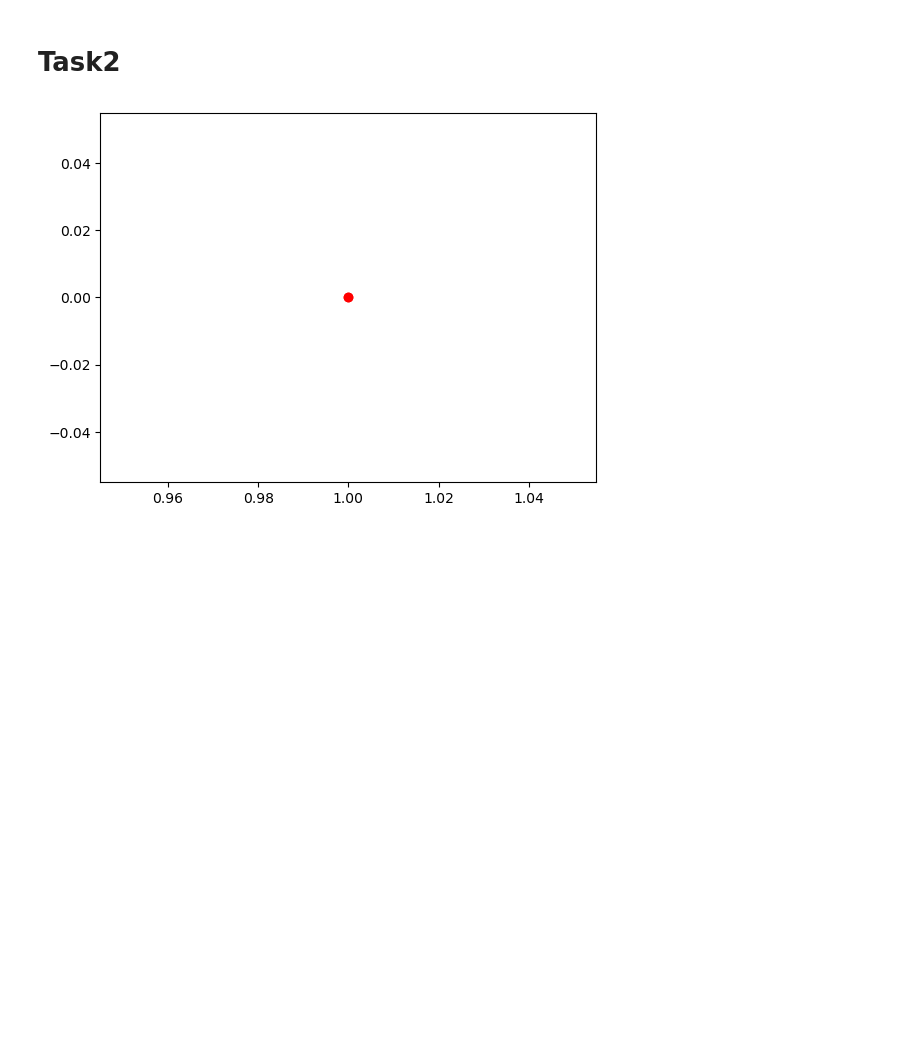
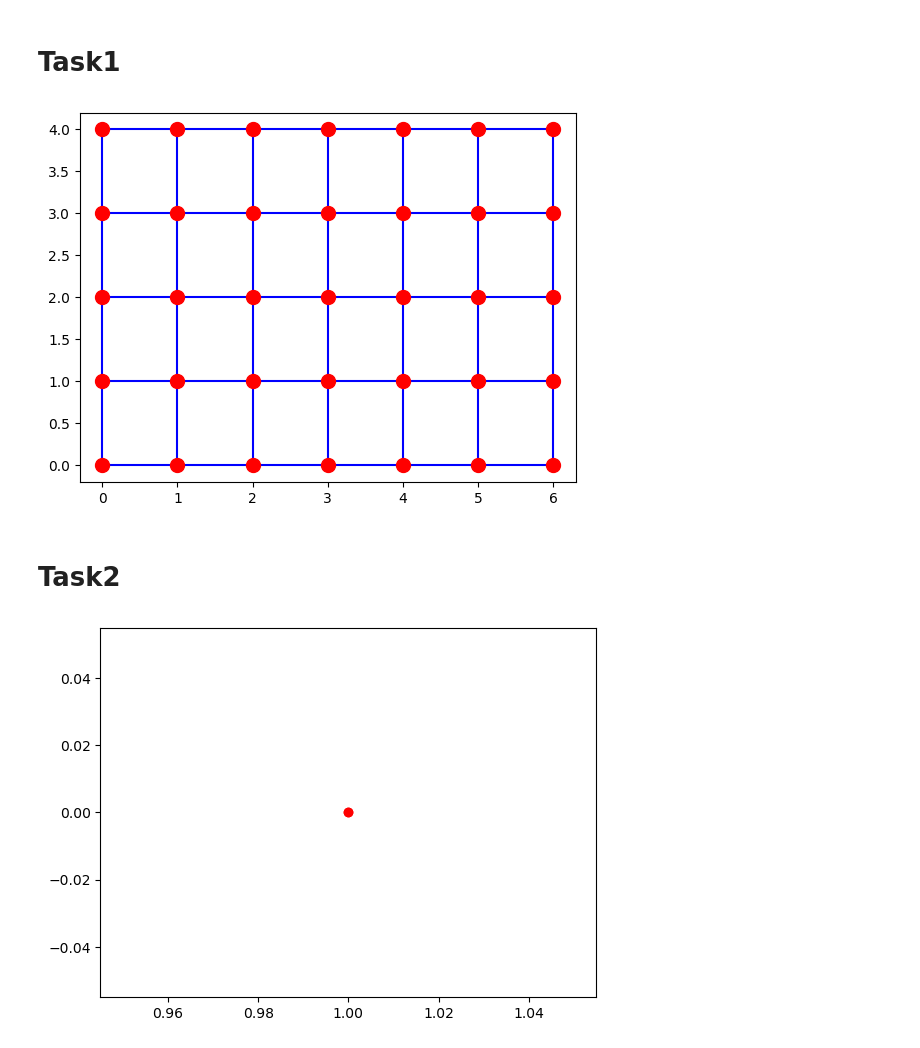
Before and after one commit to kubek22/SNARS, a Jupyter notebook: project1.ipynb, the cells around one changed output. Drawn from its saved outputs; the diff is of its cells as text; code cells hidden in the pictures; blank space fills up the shorter version.

```diff
--- a/project1.ipynb
+++ b/project1.ipynb
@@ -1,6 +1,31 @@
 # %%
 import matplotlib.pyplot as plt
 import numpy as np
+# %% [markdown]
+# Task1
+# %%
+def draw_square_lattice(width, height):
+    xs = list(range(0, width)) * height
+    ys = [i//width for i in range(height*width)]
+    x_cords = []
+    y_cords = []
+    for i in range(width * height-1):
+        for j in range(i+1, width * height):
+            if abs(xs[i] - xs[j]) + abs(ys[i] - ys[j]) == 1:
+                x_cords.append((xs[i], xs[j]))
+                y_cords.append((ys[i], ys[j]))
+
+    plt.scatter(xs, ys, c='red', s=100, zorder=2)
+    for i in range(len(x_cords)):
+        plt.plot(x_cords[i], y_cords[i], 'b-', zorder=1)
+
+
+
+    plt.show()
+# %%
+draw_square_lattice(7,5)
+# %% [output]
+[figure, added]
 # %% [markdown]
 # Task2
 # %%
```
Also changed, not shown: parts of 6 cells of this notebook.
